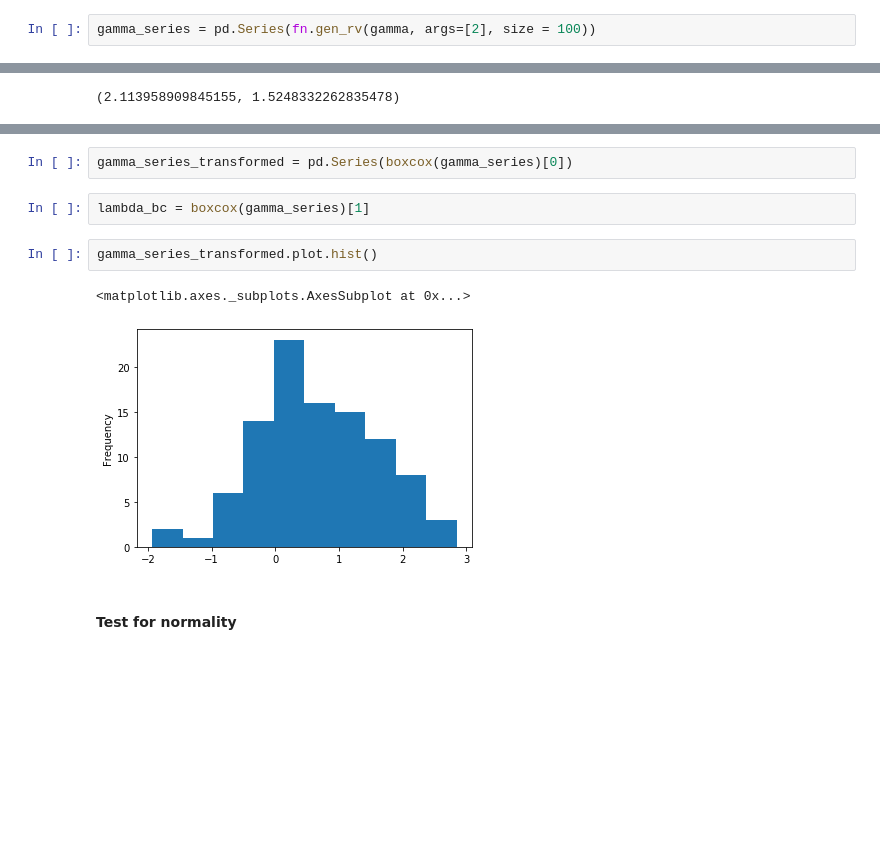
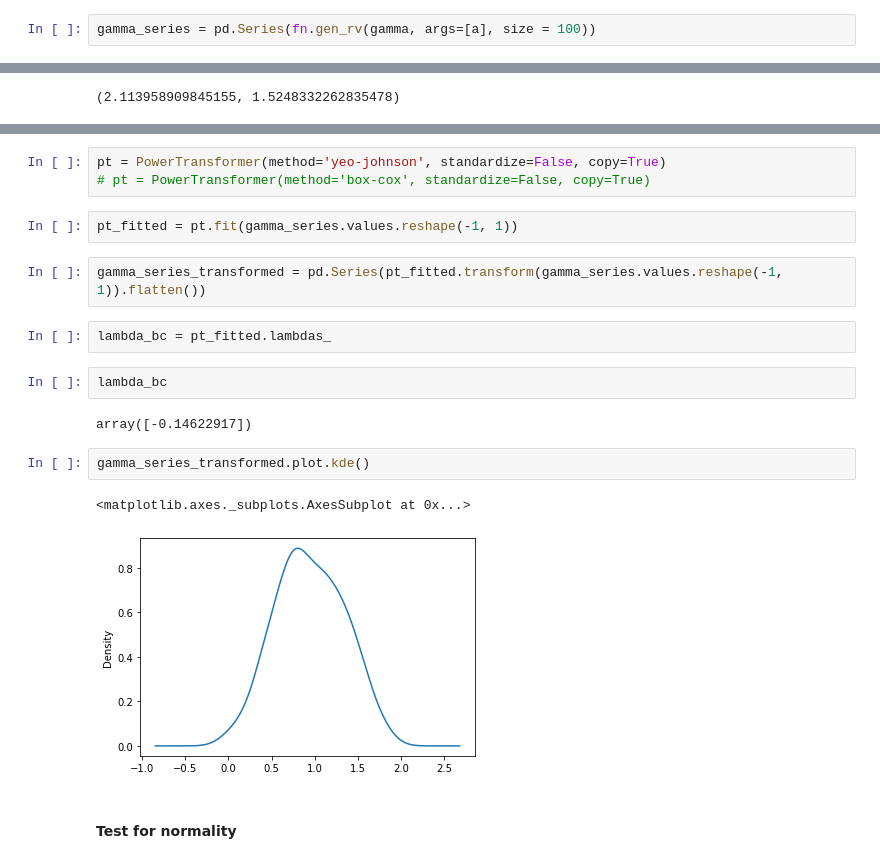
Before and after one commit to howewenann/spc_charts, a Jupyter notebook: notebooks/7.0-hwant-skew-distributions-gamma.ipynb, the cells around one changed output, grey strips where cells are left out. Cells and saved outputs as stored; diff of their text form; blank space fills up the shorter version.

```diff
--- a/notebooks/7.0-hwant-skew-distributions-gamma.ipynb
+++ b/notebooks/7.0-hwant-skew-distributions-gamma.ipynb
@@ -25,3 +27,3 @@ from statsmodels.graphics.gofplots import qqplot
 # %%
-gamma_series = pd.Series(fn.gen_rv(gamma, args=[2], size = 100))
+gamma_series = pd.Series(fn.gen_rv(gamma, args=[a], size = 100))
 # %%
@@ -82,12 +92,21 @@ pf.plot_control_chart(
+# %%
+pt = PowerTransformer(method='yeo-johnson', standardize=False, copy=True)
+# pt = PowerTransformer(method='box-cox', standardize=False, copy=True)
+# %%
+pt_fitted = pt.fit(gamma_series.values.reshape(-1, 1))
 # %%
-gamma_series_transformed = pd.Series(boxcox(gamma_series)[0])
+gamma_series_transformed = pd.Series(pt_fitted.transform(gamma_series.values.reshape(-1, 1)).flatten())
-# %%
-lambda_bc = boxcox(gamma_series)[1]
+# %%
+lambda_bc = pt_fitted.lambdas_
+# %%
+lambda_bc
+# %% [output]
+array([-0.14622917])
 # %%
-gamma_series_transformed.plot.hist()
+gamma_series_transformed.plot.kde()
 # %% [output]
 <matplotlib.axes._subplots.AxesSubplot at 0x...>
-[figure, old version]
+[figure, new version]
 # %% [markdown]
 #### Test for normality
 # %%
```
Also changed, not shown: parts of 18 cells of this notebook, 5 other files.
